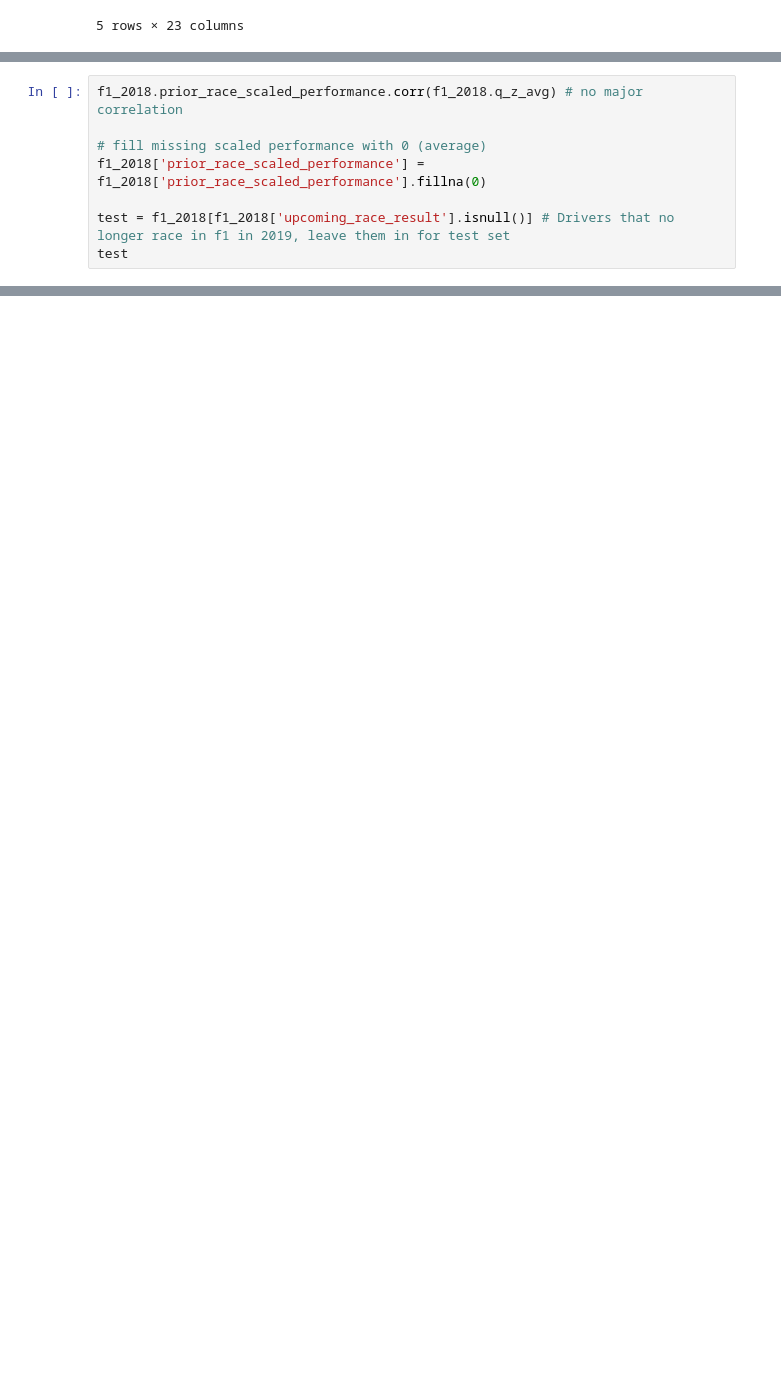
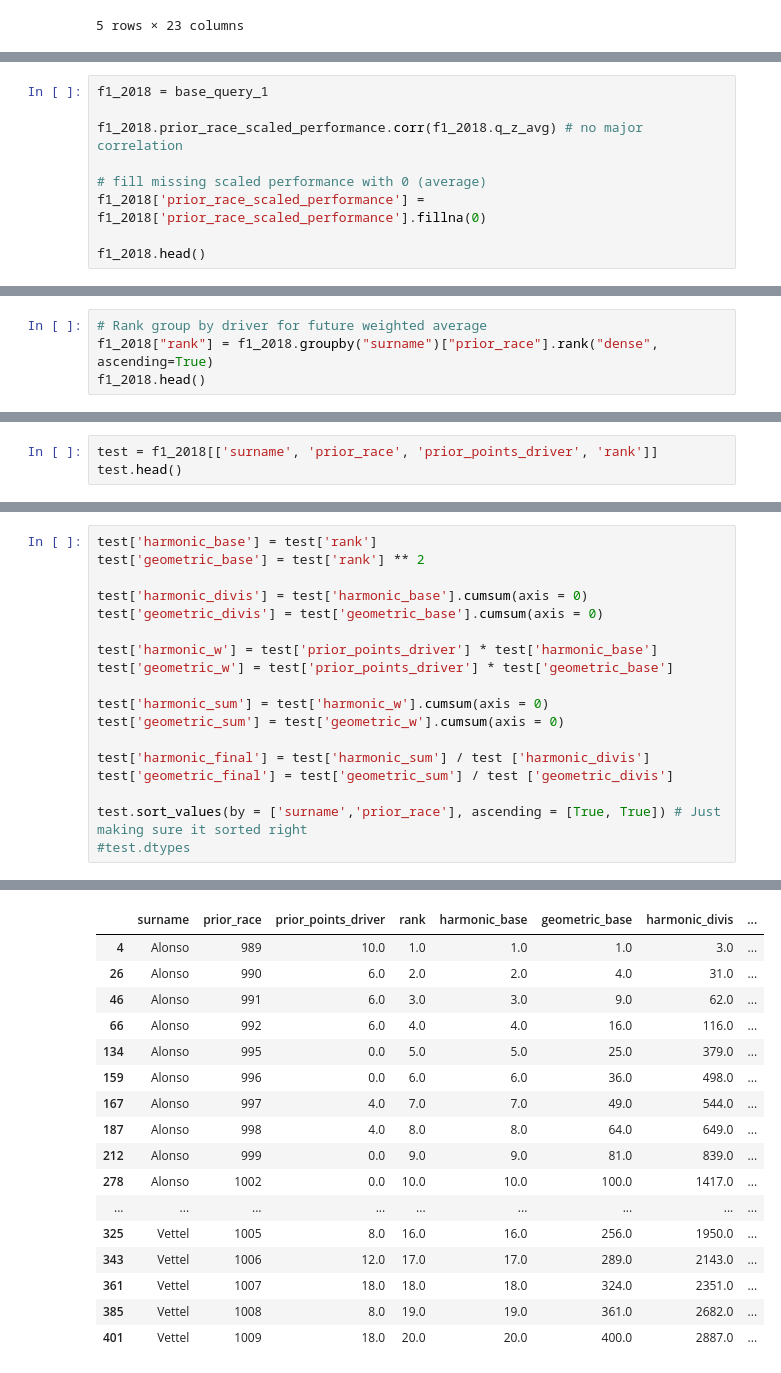
Before and after one commit to drewilliams22/f1, a Jupyter notebook: python_bash_trials/csv_dump/f1_2018.ipynb, the cells around one changed output, grey strips where cells are left out. Cells and saved outputs as stored; diff of their text form; blank space fills up the shorter version.

Commit message:
features geometric and harmonic

```diff
--- a/python_bash_trials/csv_dump/f1_2018.ipynb
+++ b/python_bash_trials/csv_dump/f1_2018.ipynb
@@ -230,9 +206,10 @@ dtype: int64
 # %%
+f1_2018 = base_query_1
+
 f1_2018.prior_race_scaled_performance.corr(f1_2018.q_z_avg) # no major correlation
 
 # fill missing scaled performance with 0 (average)
 f1_2018['prior_race_scaled_performance'] = f1_2018['prior_race_scaled_performance'].fillna(0)
 
-test = f1_2018[f1_2018['upcoming_race_result'].isnull()] # Drivers that no longer race in f1 in 2019, leave them in for test set
-test
+f1_2018.head()
 # %% [output]
@@ -245,0 +223,4 @@ test
+# %%
+# Rank group by driver for future weighted average
+f1_2018["rank"] = f1_2018.groupby("surname")["prior_race"].rank("dense", ascending=True)
+f1_2018.head()
@@ -245,0 +235,3 @@ test
+# %%
+test = f1_2018[['surname', 'prior_race', 'prior_points_driver', 'rank']]
+test.head()
@@ -245,0 +245,19 @@ test
+# %%
+test['harmonic_base'] = test['rank']
+test['geometric_base'] = test['rank'] ** 2
+
+test['harmonic_divis'] = test['harmonic_base'].cumsum(axis = 0)
+test['geometric_divis'] = test['geometric_base'].cumsum(axis = 0)
+
+test['harmonic_w'] = test['prior_points_driver'] * test['harmonic_base']
+test['geometric_w'] = test['prior_points_driver'] * test['geometric_base']
+
+test['harmonic_sum'] = test['harmonic_w'].cumsum(axis = 0)
+test['geometric_sum'] = test['geometric_w'].cumsum(axis = 0)
+
+test['harmonic_final'] = test['harmonic_sum'] / test ['harmonic_divis']
+test['geometric_final'] = test['geometric_sum'] / test ['geometric_divis']
+
+test.sort_values(by = ['surname','prior_race'], ascending = [True, True]) # Just making sure it sorted right
+#test.dtypes
+# %% [output]
@@ -245,0 +281,17 @@ test
+|  | surname | prior_race | prior_points_driver | rank | harmonic_base | geometric_base | harmonic_divis | ... |
+| 4 | Alonso | 989 | 10.0 | 1.0 | 1.0 | 1.0 | 3.0 | ... |
+| 26 | Alonso | 990 | 6.0 | 2.0 | 2.0 | 4.0 | 31.0 | ... |
+| 46 | Alonso | 991 | 6.0 | 3.0 | 3.0 | 9.0 | 62.0 | ... |
+| 66 | Alonso | 992 | 6.0 | 4.0 | 4.0 | 16.0 | 116.0 | ... |
+| 134 | Alonso | 995 | 0.0 | 5.0 | 5.0 | 25.0 | 379.0 | ... |
+| 159 | Alonso | 996 | 0.0 | 6.0 | 6.0 | 36.0 | 498.0 | ... |
+| 167 | Alonso | 997 | 4.0 | 7.0 | 7.0 | 49.0 | 544.0 | ... |
+| 187 | Alonso | 998 | 4.0 | 8.0 | 8.0 | 64.0 | 649.0 | ... |
+| 212 | Alonso | 999 | 0.0 | 9.0 | 9.0 | 81.0 | 839.0 | ... |
+| 278 | Alonso | 1002 | 0.0 | 10.0 | 10.0 | 100.0 | 1417.0 | ... |
+| ... | ... | ... | ... | ... | ... | ... | ... | ... |
+| 325 | Vettel | 1005 | 8.0 | 16.0 | 16.0 | 256.0 | 1950.0 | ... |
+| 343 | Vettel | 1006 | 12.0 | 17.0 | 17.0 | 289.0 | 2143.0 | ... |
+| 361 | Vettel | 1007 | 18.0 | 18.0 | 18.0 | 324.0 | 2351.0 | ... |
+| 385 | Vettel | 1008 | 8.0 | 19.0 | 19.0 | 361.0 | 2682.0 | ... |
+| 401 | Vettel | 1009 | 18.0 | 20.0 | 20.0 | 400.0 | 2887.0 | ... |
```
Also changed, not shown: parts of 10 cells of this notebook, 2 other files.
